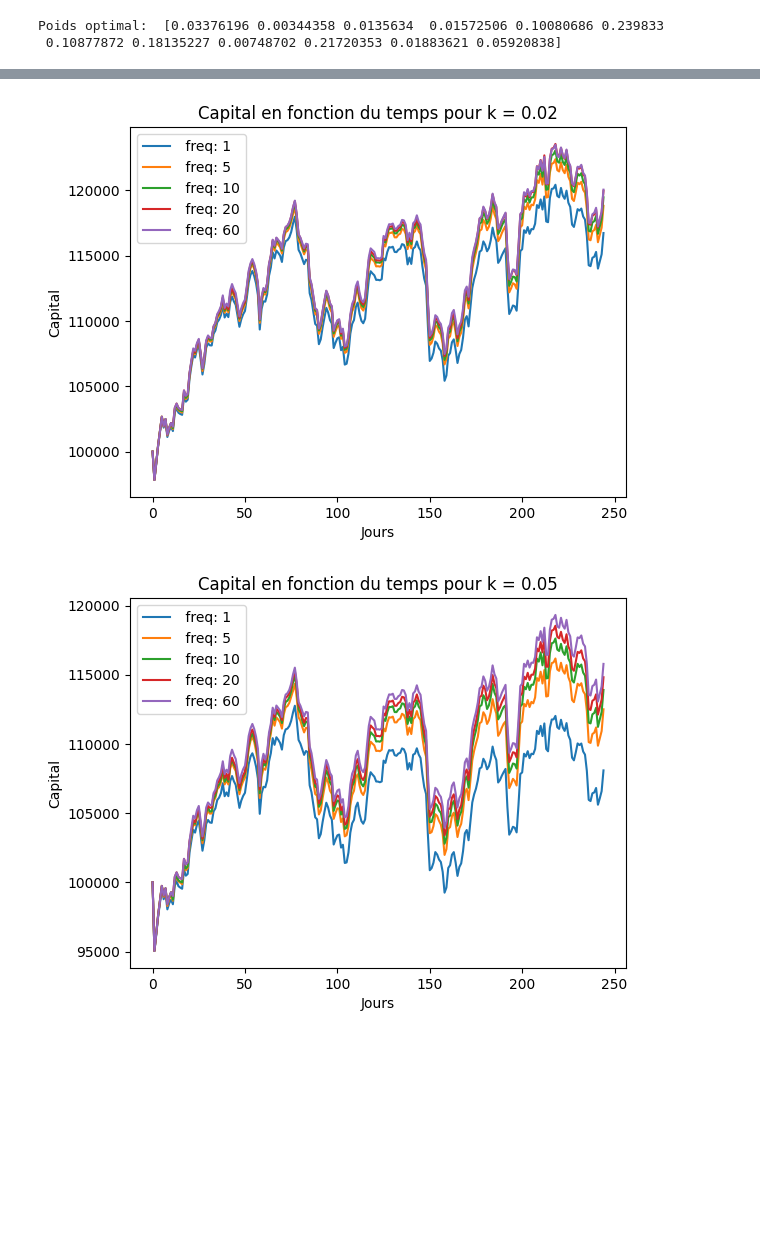
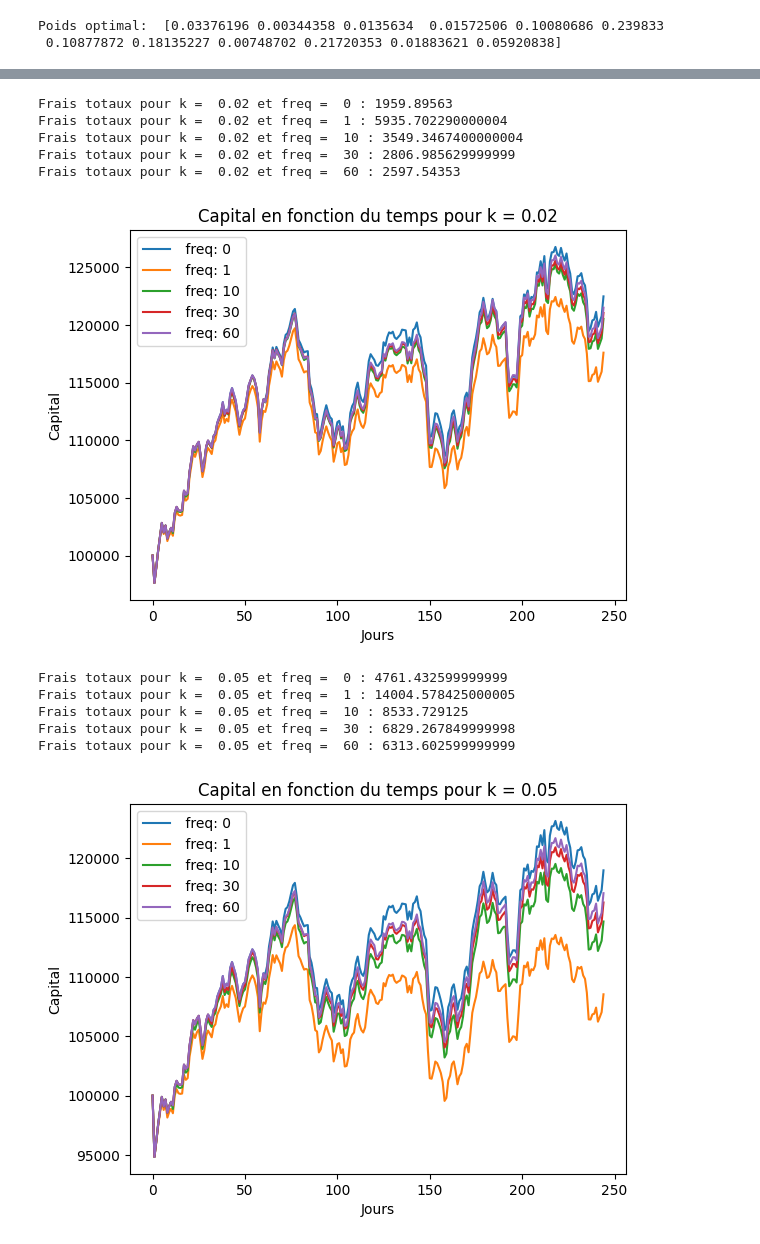
Before and after one commit to yangjoanne216/FinanceMarche, a Jupyter notebook: Main.ipynb, the cells around one changed output, grey strips where cells are left out. Cells and saved outputs as stored; diff of their text form; code cells hidden in the pictures; blank space fills up the shorter version.

Commit message:
Implement with new actions

```diff
--- a/Main.ipynb
+++ b/Main.ipynb
@@ -22,11 +22,11 @@ for j in range(12):
     ]  # Rt est le rendement de chaque action
     ER[j] = np.mean(Rt)  # ER[j] est le rendement moyen de l'action j
 # %%
-# SIGMA est la matrice de covariance des rendements des 12 actions
-SIGMA = np.ones((12, 12))
+# SIGMA est la matrice de covariance des rendements des len(BD) actions
+SIGMA = np.ones((len(BD), len(BD)))
 
-for i in range(12):
-    for j in range(12):
+for i in range(len(BD)):
+    for j in range(len(BD)):
         bdi = BD[i]
         Sti = [(bdi.iloc[k, 3] + bdi.iloc[k, 4]) / 2 for k in range(255)]
         Rti = [
@@ -48,7 +48,7 @@ print("Détérminant de sigma :", cm.det(SIGMA))
 assert cm.det(SIGMA) != 0
 sigmainv = cm.inv(SIGMA)
 
-vect1 = np.ones((12, 1))
+vect1 = np.ones((len(BD), 1))
 vect1T = vect1.T
 
 a = vect1T @ sigmainv @ vect1
@@ -161,10 +188,7 @@ def get_x_opt(Sigmax, NS):
 sig_mag_axe = np.linspace(min(Axe1), max(Axe1), 20)
 sims = [10000, 20000, 50000, 100000]
 
-
 sim_res = []
-x_opt = np.zeros(12)
-esp_max = -(10**10)
 
 for sim in sims:
     rendements = []
@@ -172,9 +196,6 @@ for sim in sims:
         x, esp = get_x_opt(sig_mag_axe[i], sim)
         if esp == -(10**10):
             esp = None
-        if esp is not None and sim == 100000 and esp > esp_max:
-            esp_max = esp
-            x_opt = x
         rendements.append(esp)
     sim_res.append(rendements)
 
@@ -184,10 +205,12 @@ plt.legend()
 plt.xlabel("Risque maximal accepté")
 plt.ylabel("Rendement")
 plt.show()
-
-
-print("Poids optimal: ", x_opt)
 # %% [output]
 [figure]
 Poids optimal:  [0.03376196 0.00344358 0.0135634  0.01572506 0.10080686 0.239833
  0.10877872 0.18135227 0.00748702 0.21720353 0.01883621 0.05920838]
+# %%
+x_opt = np.zeros(len(BD))
+x_opt, Espmax, _, _ = get_x_opt(0.01, 200000)  # On fixe sigmax à 0.01
+print("Poids optimal: ", x_opt)
+print("Rendement maximal: ", Espmax)
@@ -226,18 +253,21 @@ def cal_theta_cash_fee(C, x_opt, St, k, old_theta):
 def test_strategy_with_k(C, x_opt, S, k, freq=1):
     Cs = [C]
     S0 = np.array(
-        [S[i][0] for i in range(12)]
+        [S[i][0] for i in range(len(BD))]
     )  # S0 contient les prix de chaque action le premier jour de 2019
-    theta, cash, fee = cal_theta_cash_fee(C, x_opt, S0, k, np.zeros(12, dtype=int))
+    theta, cash, fee = cal_theta_cash_fee(C, x_opt, S0, k, np.zeros(len(BD), dtype=int))
     fees = [fee]
 
     # deuxième jour à la fin de 2019
     for t in range(1, len(S[0])):  # len(BD2019[0])est le nombre de jours en 2019
         St = np.array(
-            [S[i][t] for i in range(12)]
+            [S[i][t] for i in range(len(BD))]
         )  # St contient les prix de chaque action le jour t de 2019
         C = cash + theta.T @ St
         Cs.append(C)
+        if freq == 0:
+            fees.append(0)
+            continue
         if t % freq != 0:
             fees.append(0)
         else:
@@ -249,15 +279,15 @@ def test_strategy_with_k(C, x_opt, S, k, freq=1):
 # %%
 # initialiser le capital
 C = 100000
-S = [[] for _ in range(12)]  # liste vide pour stocker les prix des actions
+S = [[] for _ in range(len(BD))]  # liste vide pour stocker les prix des actions
 
-for i in range(12):
+for i in range(len(BD)):
     S[i] = [
         (BD2019[i].iloc[j, 3] + BD2019[i].iloc[j, 4]) / 2 for j in range(len(BD2019[i]))
     ]  # S[i] est la liste des prix de l'action i en 2019
 
 ks = np.array([0, 0.01, 0.02, 0.05])
-freqs = [1, 5, 10, 20, 60]
+freqs = [0, 1, 10, 30, 60]
 ks = np.round(ks, 3)
 
 C_all = []
@@ -267,6 +297,7 @@ for k in ks:
     for freq in freqs:
         Cs, fees = test_strategy_with_k(C, x_opt, S, k, freq)
         plt.plot(Cs, label=" freq: " + str(freq))
+        print("Frais totaux pour k = ", k, "et freq = ", freq, ":", sum(fees))
 
     plt.xlabel("Jours")
     plt.ylabel("Capital")
@@ -279,2 +320,12 @@ for k in ks:
+Frais totaux pour k =  0.02 et freq =  0 : 1959.89563
+Frais totaux pour k =  0.02 et freq =  1 : 5935.702290000004
+Frais totaux pour k =  0.02 et freq =  10 : 3549.3467400000004
+Frais totaux pour k =  0.02 et freq =  30 : 2806.985629999999
+Frais totaux pour k =  0.02 et freq =  60 : 2597.54353
-[figure, old version]
+[figure, new version]
+Frais totaux pour k =  0.05 et freq =  0 : 4761.432599999999
+Frais totaux pour k =  0.05 et freq =  1 : 14004.578425000005
+Frais totaux pour k =  0.05 et freq =  10 : 8533.729125
+Frais totaux pour k =  0.05 et freq =  30 : 6829.267849999998
+Frais totaux pour k =  0.05 et freq =  60 : 6313.602599999999
-[figure, old version]
+[figure, new version]
```
Also changed, not shown: parts of 9 cells of this notebook, 1 other file.
